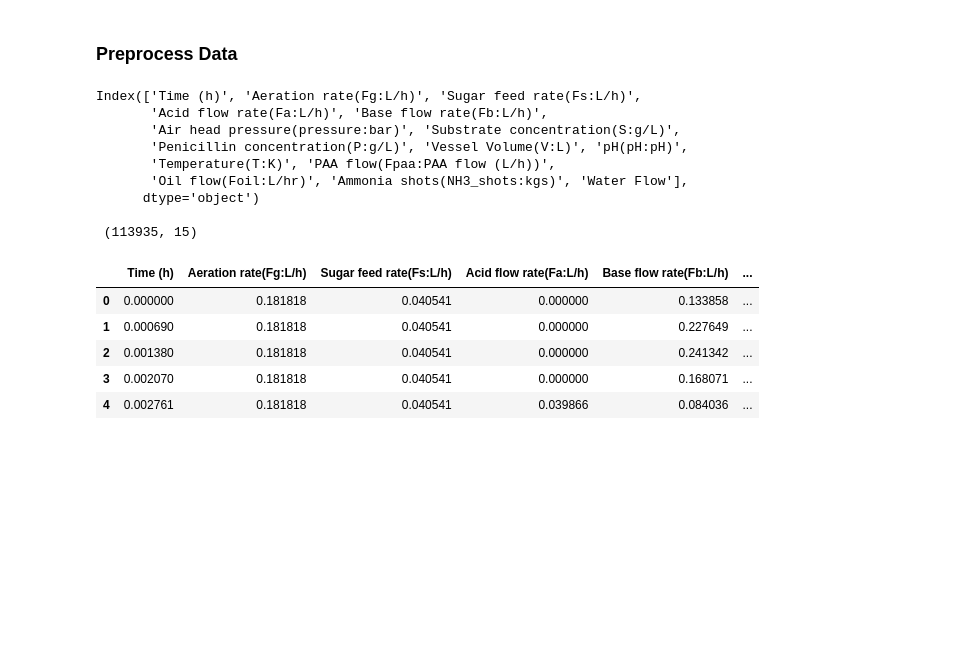
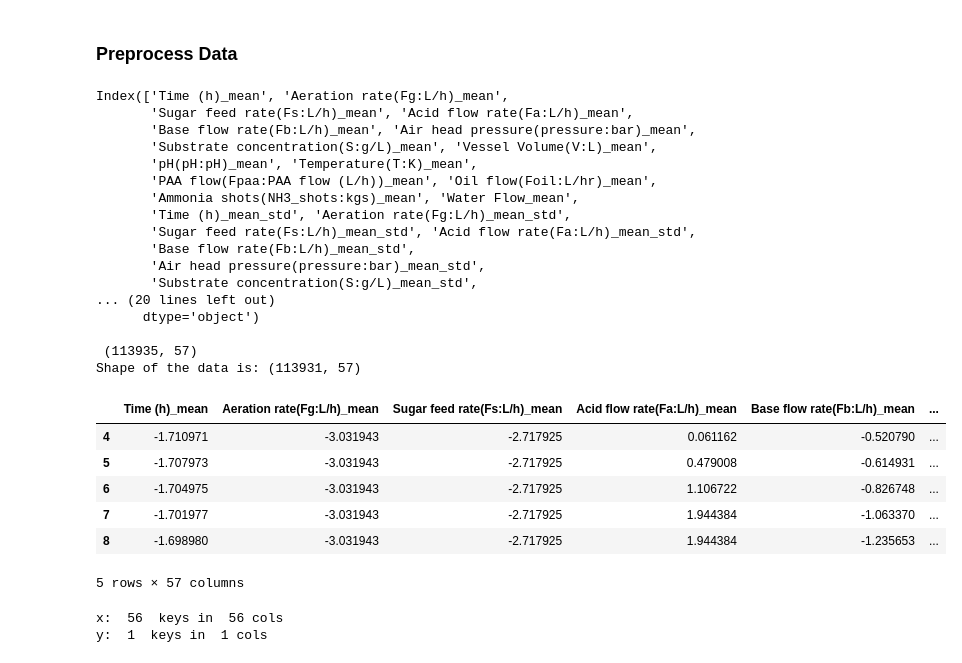
Before and after one commit to plutoniumm/MLTests, a Jupyter notebook: Regression_Pred.ipynb, the cells around one changed output. Drawn from its saved outputs; the diff is of its cells as text; code cells hidden in the pictures; blank space fills up the shorter version.

```diff
--- a/Regression_Pred.ipynb
+++ b/Regression_Pred.ipynb
@@ -30,25 +32,47 @@ def row(name,ytest, yhat, accuracy):
     ]
 # %% [markdown]
 ### Preprocess Data
-# %%
-data = datameta.processData('data/clean_data.csv');
-data.head()
-# %% [output]
-Index(['Time (h)', 'Aeration rate(Fg:L/h)', 'Sugar feed rate(Fs:L/h)',
-       'Acid flow rate(Fa:L/h)', 'Base flow rate(Fb:L/h)',
-       'Air head pressure(pressure:bar)', 'Substrate concentration(S:g/L)',
-       'Penicillin concentration(P:g/L)', 'Vessel Volume(V:L)', 'pH(pH:pH)',
-       'Temperature(T:K)', 'PAA flow(Fpaa:PAA flow (L/h))',
-       'Oil flow(Foil:L/hr)', 'Ammonia shots(NH3_shots:kgs)', 'Water Flow'],
-      dtype='object')
-
- (113935, 15)
-|  | Time (h) | Aeration rate(Fg:L/h) | Sugar feed rate(Fs:L/h) | Acid flow rate(Fa:L/h) | Base flow rate(Fb:L/h) | ... |
-| 0 | 0.000000 | 0.181818 | 0.040541 | 0.000000 | 0.133858 | ... |
-| 1 | 0.000690 | 0.181818 | 0.040541 | 0.000000 | 0.227649 | ... |
-| 2 | 0.001380 | 0.181818 | 0.040541 | 0.000000 | 0.241342 | ... |
-| 3 | 0.002070 | 0.181818 | 0.040541 | 0.000000 | 0.168071 | ... |
-| 4 | 0.002761 | 0.181818 | 0.040541 | 0.039866 | 0.084036 | ... |
+# %%
+# data = datameta.processData('data/clean_data.csv');
+data = datameta.processData('data/ashwin_data.csv')
+data.dropna(inplace=True)
+
+print(f"Shape of the data is: {data.shape}")
+data.head()
+# %% [output]
+Index(['Time (h)_mean', 'Aeration rate(Fg:L/h)_mean',
+       'Sugar feed rate(Fs:L/h)_mean', 'Acid flow rate(Fa:L/h)_mean',
+       'Base flow rate(Fb:L/h)_mean', 'Air head pressure(pressure:bar)_mean',
+       'Substrate concentration(S:g/L)_mean', 'Vessel Volume(V:L)_mean',
+       'pH(pH:pH)_mean', 'Temperature(T:K)_mean',
+       'PAA flow(Fpaa:PAA flow (L/h))_mean', 'Oil flow(Foil:L/hr)_mean',
+       'Ammonia shots(NH3_shots:kgs)_mean', 'Water Flow_mean',
+       'Time (h)_mean_std', 'Aeration rate(Fg:L/h)_mean_std',
+       'Sugar feed rate(Fs:L/h)_mean_std', 'Acid flow rate(Fa:L/h)_mean_std',
+       'Base flow rate(Fb:L/h)_mean_std',
+       'Air head pressure(pressure:bar)_mean_std',
+       'Substrate concentration(S:g/L)_mean_std',
+... (20 lines left out)
+      dtype='object')
+
+ (113935, 57)
+Shape of the data is: (113931, 57)
+|  | Time (h)_mean | Aeration rate(Fg:L/h)_mean | Sugar feed rate(Fs:L/h)_mean | Acid flow rate(Fa:L/h)_mean | Base flow rate(Fb:L/h)_mean | ... |
+| 4 | -1.710971 | -3.031943 | -2.717925 | 0.061162 | -0.520790 | ... |
+| 5 | -1.707973 | -3.031943 | -2.717925 | 0.479008 | -0.614931 | ... |
+| 6 | -1.704975 | -3.031943 | -2.717925 | 1.106722 | -0.826748 | ... |
+| 7 | -1.701977 | -3.031943 | -2.717925 | 1.944384 | -1.063370 | ... |
+| 8 | -1.698980 | -3.031943 | -2.717925 | 1.944384 | -1.235653 | ... |
+5 rows × 57 columns
+# %%
+# Split into x and y
+ykeys = ["Penicillin concentration(P:g/L)"]
+(x,y) = datameta.xy_split_y(data,ykeys)
+xtrain, xtest, ytrain, ytest=train_test_split(x, y, test_size=0.11)
+ytest = ytest.to_numpy().flatten();
+# %% [output]
+x:  56  keys in  56 cols
+y:  1  keys in  1 cols
 # %%
 # Split into x and y
 xkeys = [
```
Also changed, not shown: parts of 12 cells of this notebook.
